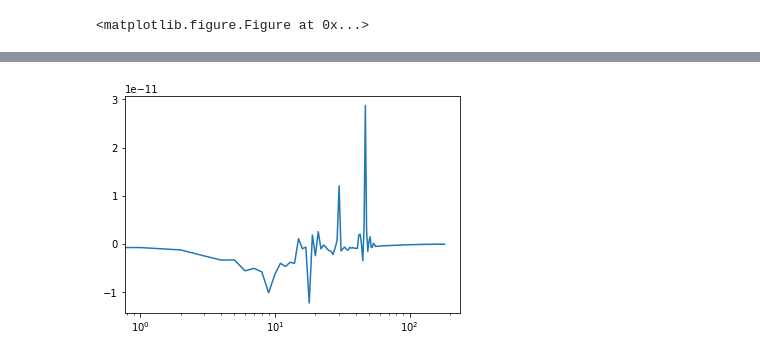
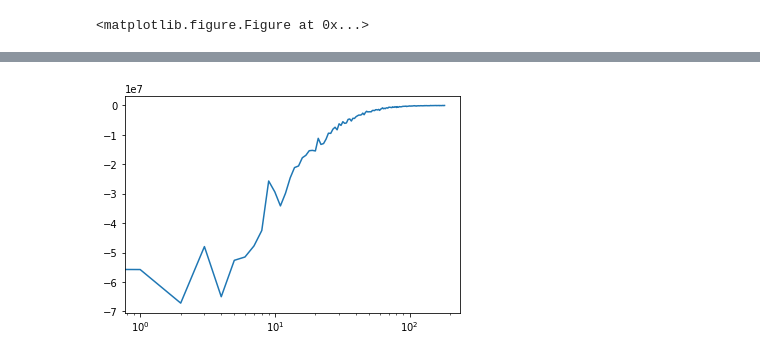
Before and after one commit to paigem/QGCM_spec_analysis, a Jupyter notebook: QGCM_spec_analysis_Paige.ipynb, the cells around one changed output, grey strips where cells are left out. Cells and saved outputs as stored; diff of their text form; code cells hidden in the pictures.

```diff
--- a/QGCM_spec_analysis_Paige.ipynb
+++ b/QGCM_spec_analysis_Paige.ipynb
@@ -635,9 +633,6 @@ plt.semilogx(PE_sum)
 # %%
 plt.figure()
-plt.plot(windstress_sum*ktiso)
+plt.plot(PE_sum)
 plt.xscale('log')
-#windstress_sum
-
-#windstress_sum.plot()
 # %% [output]
-[figure, old version]
+[figure, new version]
```
Also changed, not shown: parts of 10 cells of this notebook, 1 other file.
